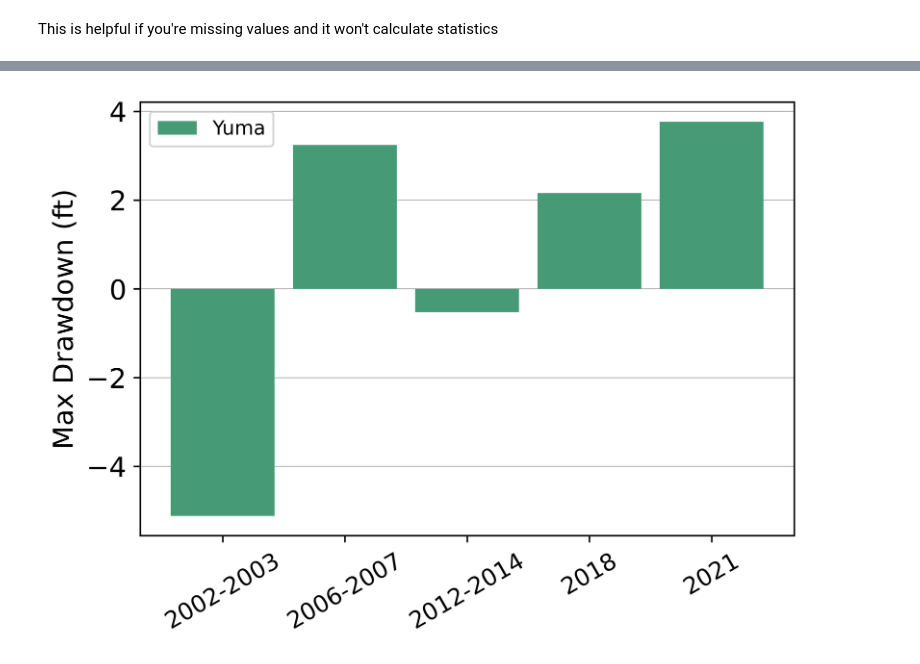
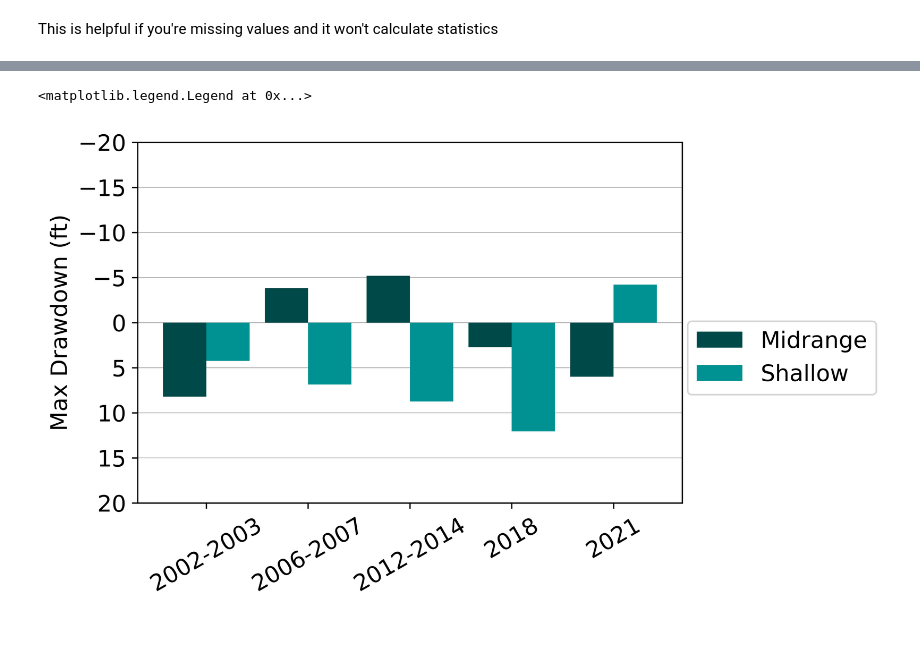
Before and after one commit to dtadych/Drought_Southwest, a Jupyter notebook: Code/FigureCreation/4_Casestudy_Analysis_FlagstaffSpecial.ipynb, the cells around one changed output, grey strips where cells are left out. Saved outputs shown, nothing was run; the diff lists cells and outputs as text; code cells hidden in the pictures; blank space fills up the shorter version.

```diff
--- a/Code/FigureCreation/4_Casestudy_Analysis_FlagstaffSpecial.ipynb
+++ b/Code/FigureCreation/4_Casestudy_Analysis_FlagstaffSpecial.ipynb
@@ -215,7 +171,7 @@ annual_db2.head()
 
 # filename_shapeile = 'georeg_reproject_fixed.shp'
 filename_shapeile = 'Flagstaff_buffered.shp'
-filepath = os.path.join(shapepath_local, filename_shapeile)
+filepath = os.path.join(shapepath, filename_shapeile)
 shapefile = gp.read_file(filepath)
 shapefile.plot(cmap='viridis')
 # %% [output]
@@ -526,4 +484,4 @@ plt.show()
 # %% [output]
 [figure]
 # %%
-color_list = [blind[0],blind[1],blind[2]]
+color_list = [cblind[0],cblind[1],cblind[2]]
@@ -765,0 +753,2 @@ Calculating Max Drawdown (maximum anomaly in the drought period)
+# %%
+color_list = [cblind[1],cblind[2]]
@@ -791,53 +829,49 @@ dtw_max_anomalies
+# %%
+test = dtw_max_anomalies.copy()
+del test['Deep']
 # %%
-#%% Grouped Bar chart for drawdown (ft)
-# name = 'Average DTW Anomalies by Drought Period and Groundwater Regulation'
+# Customize this
 name = 'Max Drawdown by Drought Period for '+StudyArea
+ylim = 20
+vertlabel = 'Max Drawdown (ft)'
+fsize = 14
 
+# Starting the plot
+ds = test
 yearlabels = [
-                # "1989-1990"
-        #       ,'1996',
               '2002-2003','2006-2007','2012-2014','2018','2021'
               ,'Normal/Wet Years'
         ]
-# betterlabels = ['CAP','Regulated \n Groundwater','Surface \n Water','Unregulated \n Groundwater','Mixed \n GW/SW']
-# betterlabels = [StudyArea]
+betterlabels = ds.columns.tolist()
 
-dtw_max_anomalies.index = yearlabels
-dtw_max_anomalies = dtw_max_anomalies.transpose()
+ds.index = yearlabels
+ds = ds.transpose()
+ds.index = betterlabels
+del ds['Normal/Wet Years']
+ds = ds.transpose()
 
-dtw_max_anomalies.index = betterlabels
-del dtw_max_anomalies['Normal/Wet Years']
-dtw_max_anomalies = dtw_max_anomalies.transpose()
-
-# group_colors = ['lightsalmon','tomato','orangered','r','brown','indianred','steelblue']
-
-# group_colors = [blind[0],blind[2],blind[6]
-#                 ,blind[12],blind[11],blind[10]
-#                 # ,blind[0] #black
-                # ]
-group_colors = [water_designation]
-
-horlabel = 'Max Drawdown (ft)'
-fsize = 14
+group_colors = color_list
 
 plt.rcParams["figure.dpi"] = 600
-dtw_max_anomalies.plot(figsize = (6,4),
+ds.plot(figsize = (6,4),
         kind='bar',
         stacked=False,
         # title=name,
-        color = group_colors,
+        # color = group_colors,
+        color = color_list,
         zorder = 2,
         width = 0.85,
         fontsize = fsize
         )
 # plt.title(name, fontsize = (fsize+2))
-# plt.ylim([0,400])
-plt.ylabel(horlabel, fontsize = fsize)
-plt.xticks(rotation=30, fontsize = fsize-2)
+plt.ylim([ylim,-ylim])
+plt.ylabel(vertlabel, fontsize = fsize)
+plt.xticks(rotation=30, fontsize = fsize)
 plt.grid(axis='y', linewidth=0.5, zorder=0)
-# plt.legend(loc=[1.01,0.3],fontsize = fsize)
+plt.legend(loc=[1.01,0.3],fontsize = fsize)
 # plt.set_dpi(600)
 
-plt.savefig(figurepath+name+'_anomalies_groupedchart', bbox_inches = 'tight')
+# plt.savefig(figurepath+name+'_anomalies_groupedchart', bbox_inches = 'tight')
 # %% [output]
+<matplotlib.legend.Legend at 0x...>
-[figure, old version]
+[figure, new version]
```
Also changed, not shown: parts of 30 cells of this notebook, 3 other files.
